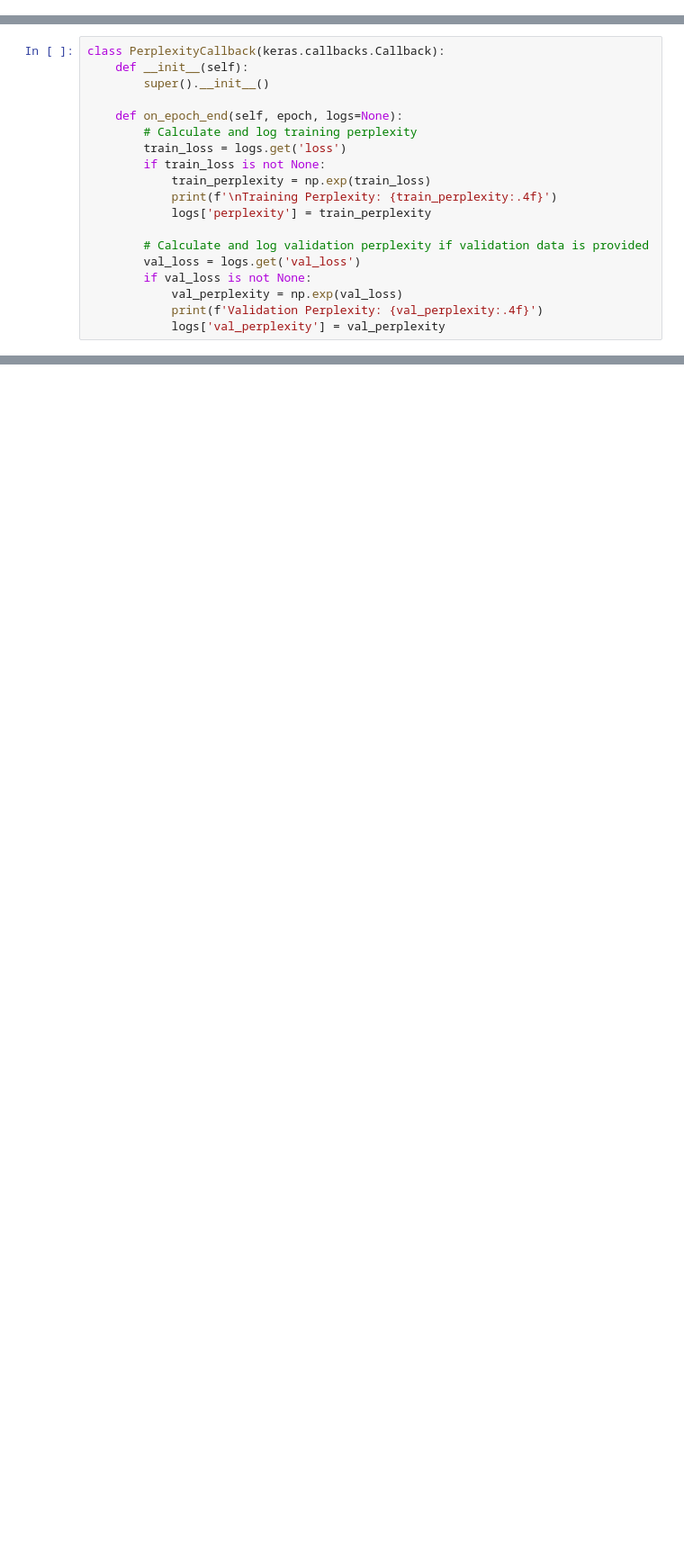
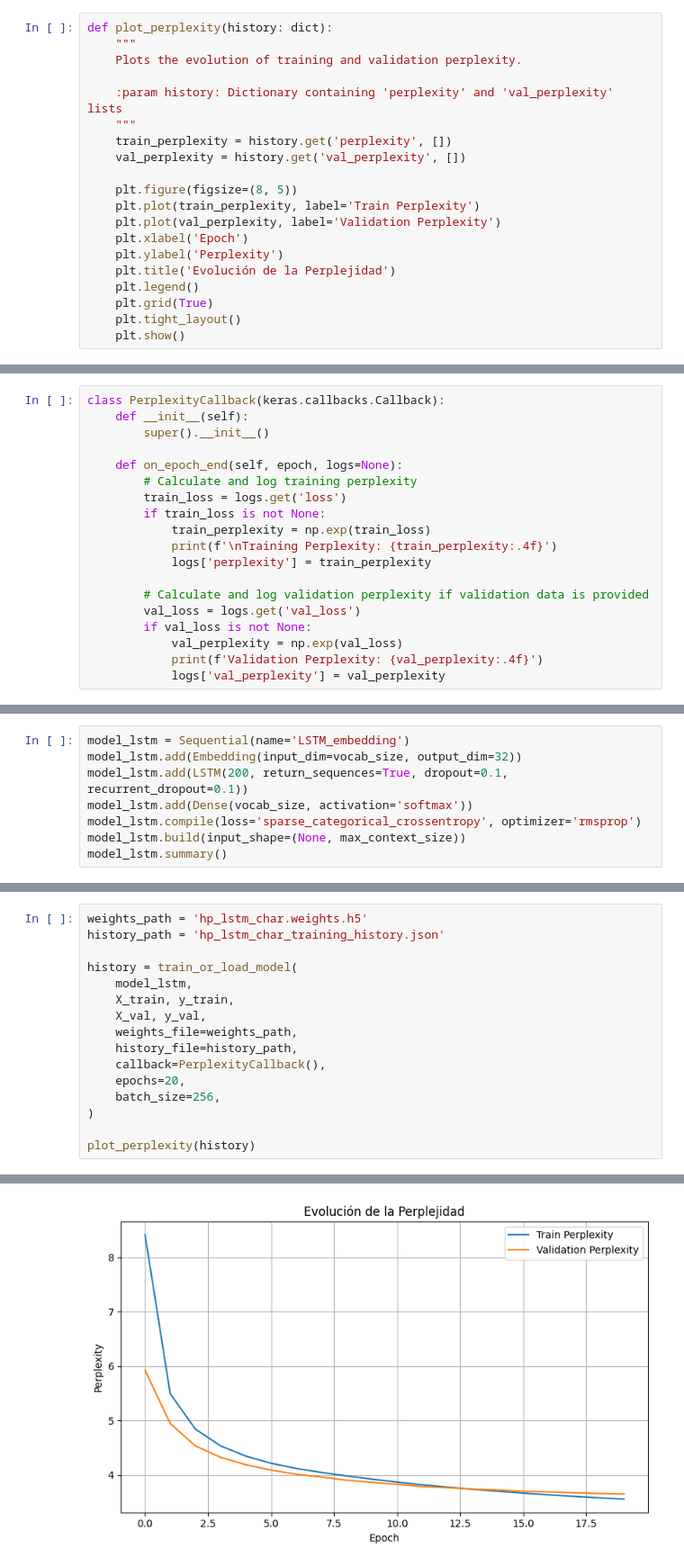
Before and after one commit to pidg64/ceia-18co2024-pln, a Jupyter notebook: Desafio 3/desafio_3.ipynb, the cells around one changed output, grey strips where cells are left out. Shown at 90% size. Drawn from its saved outputs; the diff is of its cells as text; blank space fills up the shorter version.

```diff
--- a/Desafio 3/desafio_3.ipynb
+++ b/Desafio 3/desafio_3.ipynb
@@ -174,0 +265,20 @@ El callback calcula esta métrica exponenciando el valor de la pérdida (loss y
+# %%
+def plot_perplexity(history: dict):
+    """
+    Plots the evolution of training and validation perplexity.
+
+    :param history: Dictionary containing 'perplexity' and 'val_perplexity' lists
+    """
+    train_perplexity = history.get('perplexity', [])
+    val_perplexity = history.get('val_perplexity', [])
+
+    plt.figure(figsize=(8, 5))
+    plt.plot(train_perplexity, label='Train Perplexity')
+    plt.plot(val_perplexity, label='Validation Perplexity')
+    plt.xlabel('Epoch')
+    plt.ylabel('Perplexity')
+    plt.title('Evolución de la Perplejidad')
+    plt.legend()
+    plt.grid(True)
+    plt.tight_layout()
+    plt.show()
@@ -261,0 +468,8 @@ Cargando historial de entrenamiento desde hp_simplernn_char_training_history.jso
+# %%
+model_lstm = Sequential(name='LSTM_embedding')
+model_lstm.add(Embedding(input_dim=vocab_size, output_dim=32))
+model_lstm.add(LSTM(200, return_sequences=True, dropout=0.1, recurrent_dropout=0.1))
+model_lstm.add(Dense(vocab_size, activation='softmax'))
+model_lstm.compile(loss='sparse_categorical_crossentropy', optimizer='rmsprop')
+model_lstm.build(input_shape=(None, max_context_size))
+model_lstm.summary()
@@ -261,0 +490,17 @@ Cargando historial de entrenamiento desde hp_simplernn_char_training_history.jso
+# %%
+weights_path = 'hp_lstm_char.weights.h5'
+history_path = 'hp_lstm_char_training_history.json'
+
+history = train_or_load_model(
+    model_lstm,
+    X_train, y_train,
+    X_val, y_val,
+    weights_file=weights_path,
+    history_file=history_path,
+    callback=PerplexityCallback(),
+    epochs=20,
+    batch_size=256,
+)
+
+plot_perplexity(history)
+# %% [output]
@@ -261,0 +509 @@ Cargando historial de entrenamiento desde hp_simplernn_char_training_history.jso
+[figure, added]
```
Also changed, not shown: parts of 59 cells of this notebook, 6 other files.
